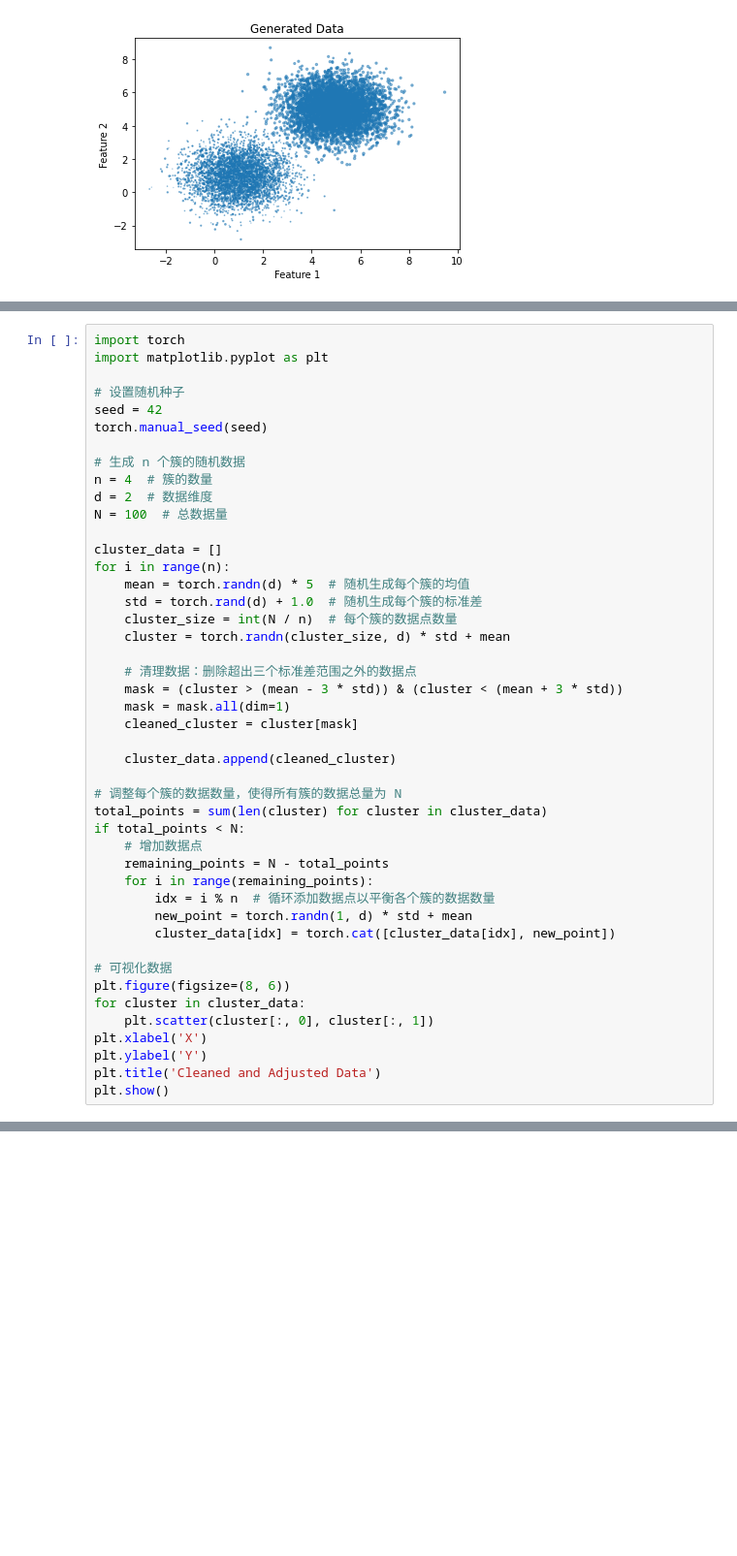
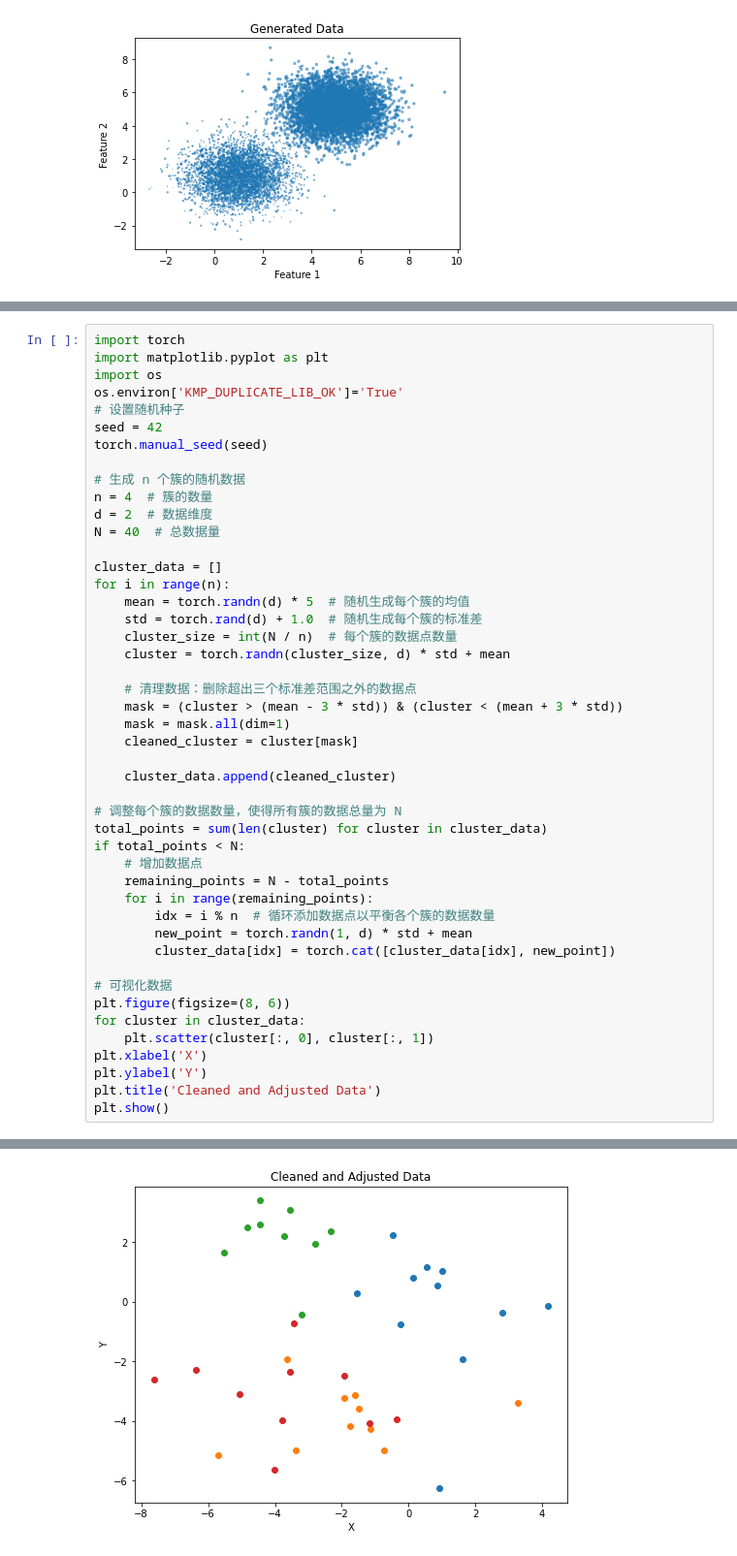
Before and after one commit to yjzscode/GROD-OOD-Detection-with-Transformers, a Jupyter notebook: codes/understand.ipynb, the cells around one changed output, grey strips where cells are left out. Shown at 97% size. Cells and saved outputs as stored; diff of their text form; blank space fills up the shorter version.

```diff
--- a/codes/understand.ipynb
+++ b/codes/understand.ipynb
@@ -152,7 +155,8 @@ Error:
 # %%
 import torch
 import matplotlib.pyplot as plt
-
+import os
+os.environ['KMP_DUPLICATE_LIB_OK']='True'
 # 设置随机种子
 seed = 42
 torch.manual_seed(seed)
@@ -160,7 +164,7 @@ torch.manual_seed(seed)
 # 生成 n 个簇的随机数据
 n = 4  # 簇的数量
 d = 2  # 数据维度
-N = 100  # 总数据量
+N = 40  # 总数据量
 
 cluster_data = []
 for i in range(n):
@@ -198,0 +202 @@ Error:
+[figure, added]
```
Also changed, not shown: parts of 4 cells of this notebook, 6 other files.
